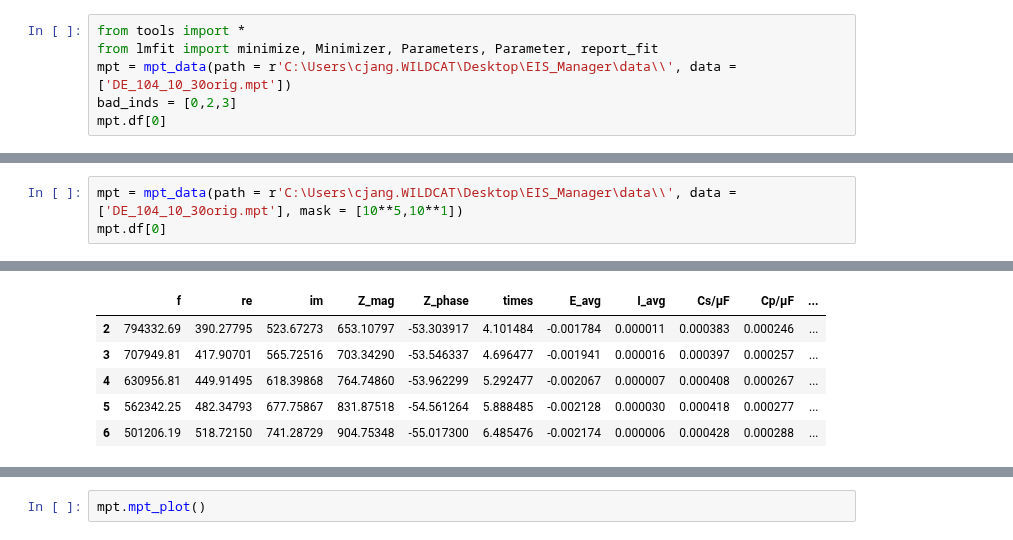
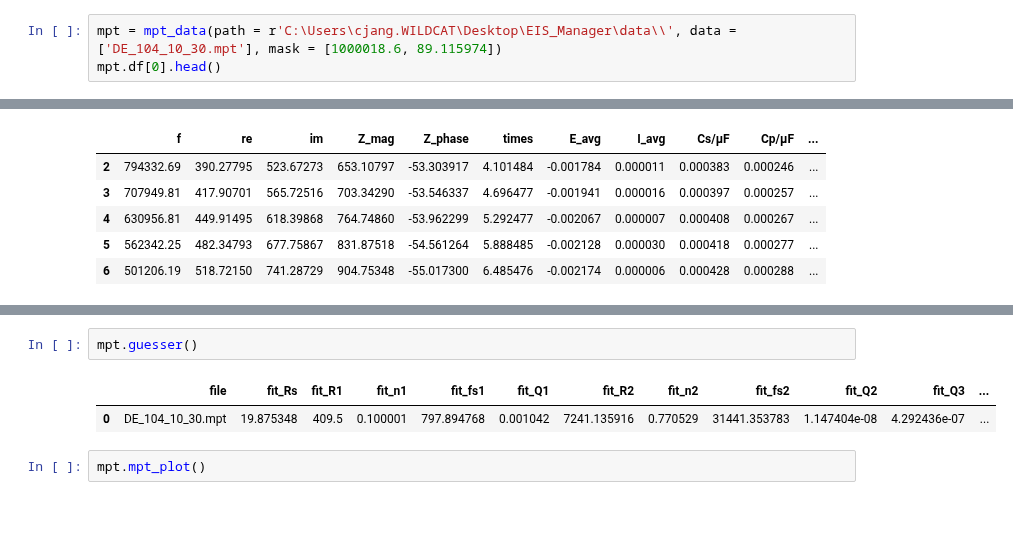
Before and after one commit to WildcatDiscovery/EIS_Manager, a Jupyter notebook: utils/test.ipynb, the cells around one changed output, grey strips where cells are left out. Cells and saved outputs as stored; diff of their text form; blank space fills up the shorter version.

```diff
--- a/utils/test.ipynb
+++ b/utils/test.ipynb
@@ -1,8 +4,5 @@
 # %%
-from tools import *
-from lmfit import minimize, Minimizer, Parameters, Parameter, report_fit
-mpt = mpt_data(path = r'C:\Users\cjang.WILDCAT\Desktop\EIS_Manager\data\\', data = ['DE_104_10_30orig.mpt'])
-bad_inds = [0,2,3]
-mpt.df[0]
+mpt = mpt_data(path = r'C:\Users\cjang.WILDCAT\Desktop\EIS_Manager\data\\', data = ['DE_104_10_30.mpt'], mask = [1000018.6, 89.115974])
+mpt.df[0].head()
 # %% [output]
 |  | f | re | im | Z_mag | Z_phase | times | E_avg | I_avg | Cs/µF | Cp/µF | ... |
@@ -25,3 +13,0 @@ mpt.df[0]
-# %%
-mpt = mpt_data(path = r'C:\Users\cjang.WILDCAT\Desktop\EIS_Manager\data\\', data = ['DE_104_10_30orig.mpt'], mask = [10**5,10**1])
-mpt.df[0]
@@ -67,3 +26,8 @@ mpt.df_raw.head()
+# %%
+mpt.guesser()
+# %% [output]
+|  | file | fit_Rs | fit_R1 | fit_n1 | fit_fs1 | fit_Q1 | fit_R2 | fit_n2 | fit_fs2 | fit_Q2 | fit_Q3 | ... |
+| 0 | DE_104_10_30.mpt | 19.875348 | 409.5 | 0.100001 | 797.894768 | 0.001042 | 7241.135916 | 0.770529 | 31441.353783 | 1.147404e-08 | 4.292436e-07 | ... |
 # %%
 mpt.mpt_plot()
 # %% [output]
```
Also changed, not shown: parts of 4 cells of this notebook, 9 other files.
